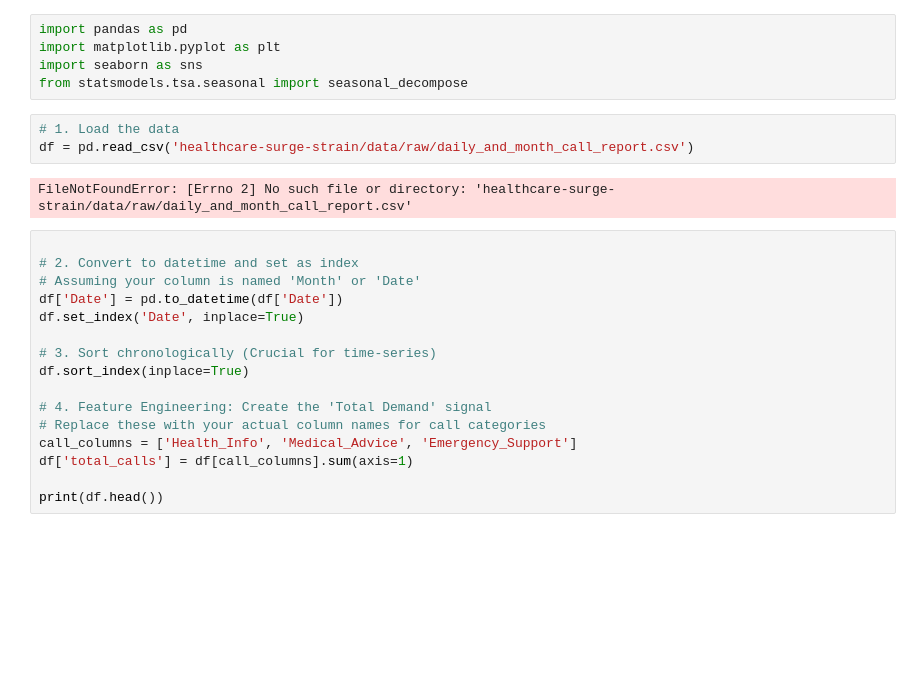
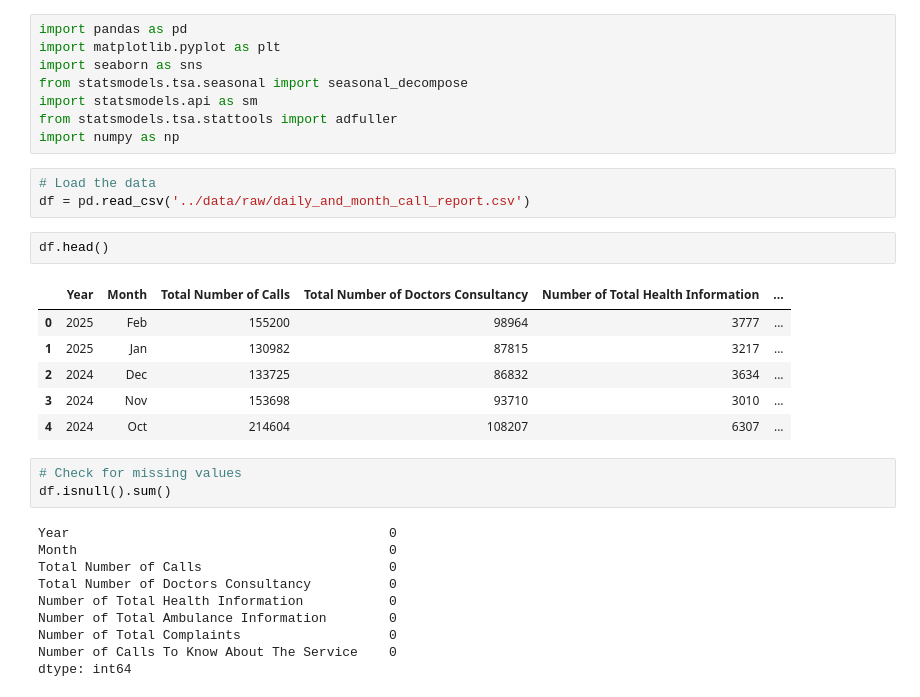
Before and after one commit to amschiltz/healthcare-surge-strain, a Jupyter notebook: notebooks/0.1-ams-initial-exploration.ipynb, the cells around one changed output. Saved outputs shown, nothing was run; the diff lists cells and outputs as text; blank space fills up the shorter version.

```diff
--- a/notebooks/0.1-ams-initial-exploration.ipynb
+++ b/notebooks/0.1-ams-initial-exploration.ipynb
@@ -3,24 +3,31 @@ import pandas as pd
 import matplotlib.pyplot as plt
 import seaborn as sns
 from statsmodels.tsa.seasonal import seasonal_decompose
+import statsmodels.api as sm
+from statsmodels.tsa.stattools import adfuller
+import numpy as np
 # %%
-# 1. Load the data
-df = pd.read_csv('healthcare-surge-strain/data/raw/daily_and_month_call_report.csv')
+# Load the data
+df = pd.read_csv('../data/raw/daily_and_month_call_report.csv')
-# %% [output]
-FileNotFoundError: [Errno 2] No such file or directory: 'healthcare-surge-strain/data/raw/daily_and_month_call_report.csv'
-# %%
-
-# 2. Convert to datetime and set as index
-# Assuming your column is named 'Month' or 'Date'
-df['Date'] = pd.to_datetime(df['Date'])
-df.set_index('Date', inplace=True)
-
-# 3. Sort chronologically (Crucial for time-series)
-df.sort_index(inplace=True)
-
-# 4. Feature Engineering: Create the 'Total Demand' signal
-# Replace these with your actual column names for call categories
-call_columns = ['Health_Info', 'Medical_Advice', 'Emergency_Support']
-df['total_calls'] = df[call_columns].sum(axis=1)
-
-print(df.head())
+# %%
+df.head()
+# %% [output]
+|  | Year | Month | Total Number of Calls | Total Number of Doctors Consultancy | Number of Total Health Information | ... |
+| 0 | 2025 | Feb | 155200 | 98964 | 3777 | ... |
+| 1 | 2025 | Jan | 130982 | 87815 | 3217 | ... |
+| 2 | 2024 | Dec | 133725 | 86832 | 3634 | ... |
+| 3 | 2024 | Nov | 153698 | 93710 | 3010 | ... |
+| 4 | 2024 | Oct | 214604 | 108207 | 6307 | ... |
+# %%
+# Check for missing values
+df.isnull().sum()
+# %% [output]
+Year                                         0
+Month                                        0
+Total Number of Calls                        0
+Total Number of Doctors Consultancy          0
+Number of Total Health Information           0
+Number of Total Ambulance Information        0
+Number of Total Complaints                   0
+Number of Calls To Know About The Service    0
+dtype: int64
```
Also changed, not shown: parts of 31 cells of this notebook.
